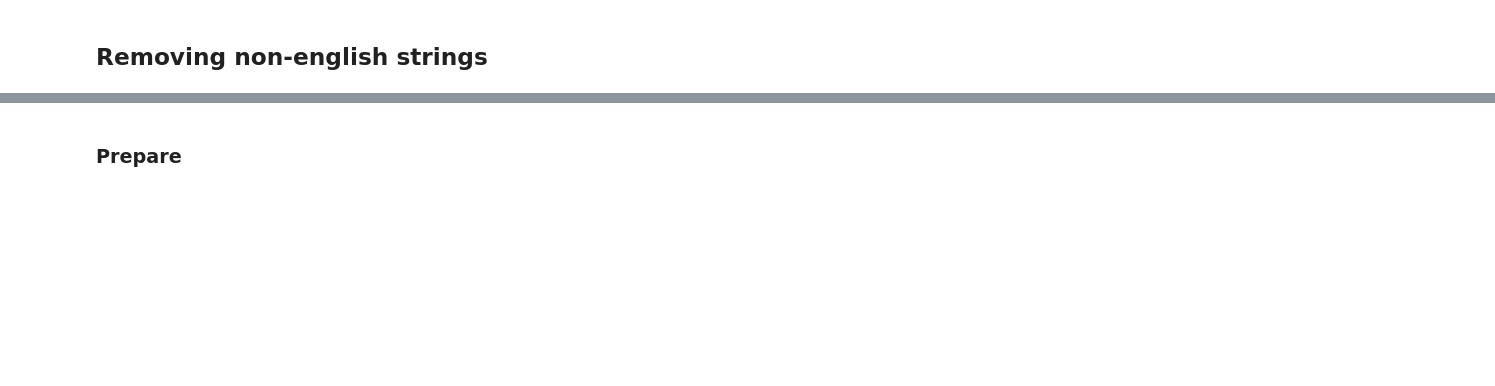
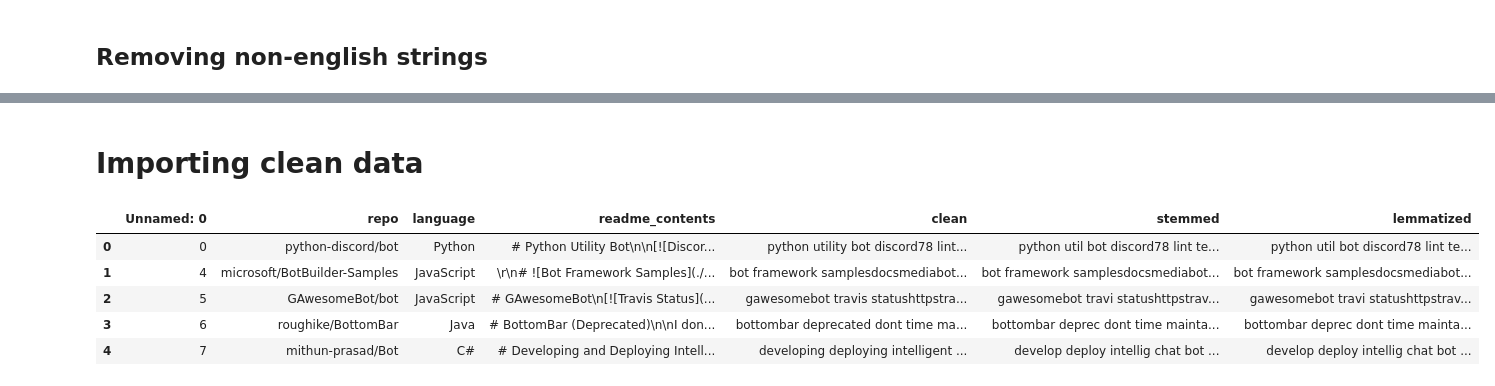
Before and after one commit to NLP-Project-Hopper2/NLP-Project-Hopper2, a Jupyter notebook: stephanies_notebook.ipynb, the cells around one changed output, grey strips where cells are left out. Cells and saved outputs as stored; diff of their text form; code cells hidden in the pictures; blank space fills up the shorter version.

```diff
--- a/stephanies_notebook.ipynb
+++ b/stephanies_notebook.ipynb
@@ -109,2 +24,17 @@ df[df.readme_contents.apply(isEnglish) == True]
-# %% [markdown]
-### Prepare
+# %% [markdown]
+# Importing clean data
+# %%
+# importing csv and reading to df
+
+csv = 'NLP.csv'
+
+df = pd.read_csv(csv)
+
+df.head()
+# %% [output]
+|  | Unnamed: 0 | repo | language | readme_contents | clean | stemmed | lemmatized |
+| 0 | 0 | python-discord/bot | Python | # Python Utility Bot\n\n[![Discor... | python utility bot discord78 lint... | python util bot discord78 lint te... | python util bot discord78 lint te... |
+| 1 | 4 | microsoft/BotBuilder-Samples | JavaScript | \r\n# ![Bot Framework Samples](./... | bot framework samplesdocsmediabot... | bot framework samplesdocsmediabot... | bot framework samplesdocsmediabot... |
+| 2 | 5 | GAwesomeBot/bot | JavaScript | # GAwesomeBot\n[![Travis Status](... | gawesomebot travis statushttpstra... | gawesomebot travi statushttpstrav... | gawesomebot travi statushttpstrav... |
+| 3 | 6 | roughike/BottomBar | Java | # BottomBar (Deprecated)\n\nI don... | bottombar deprecated dont time ma... | bottombar deprec dont time mainta... | bottombar deprec dont time mainta... |
+| 4 | 7 | mithun-prasad/Bot | C# | # Developing and Deploying Intell... | developing deploying intelligent ... | develop deploy intellig chat bot ... | develop deploy intellig chat bot ... |
```
Also changed, not shown: parts of 27 cells of this notebook.
